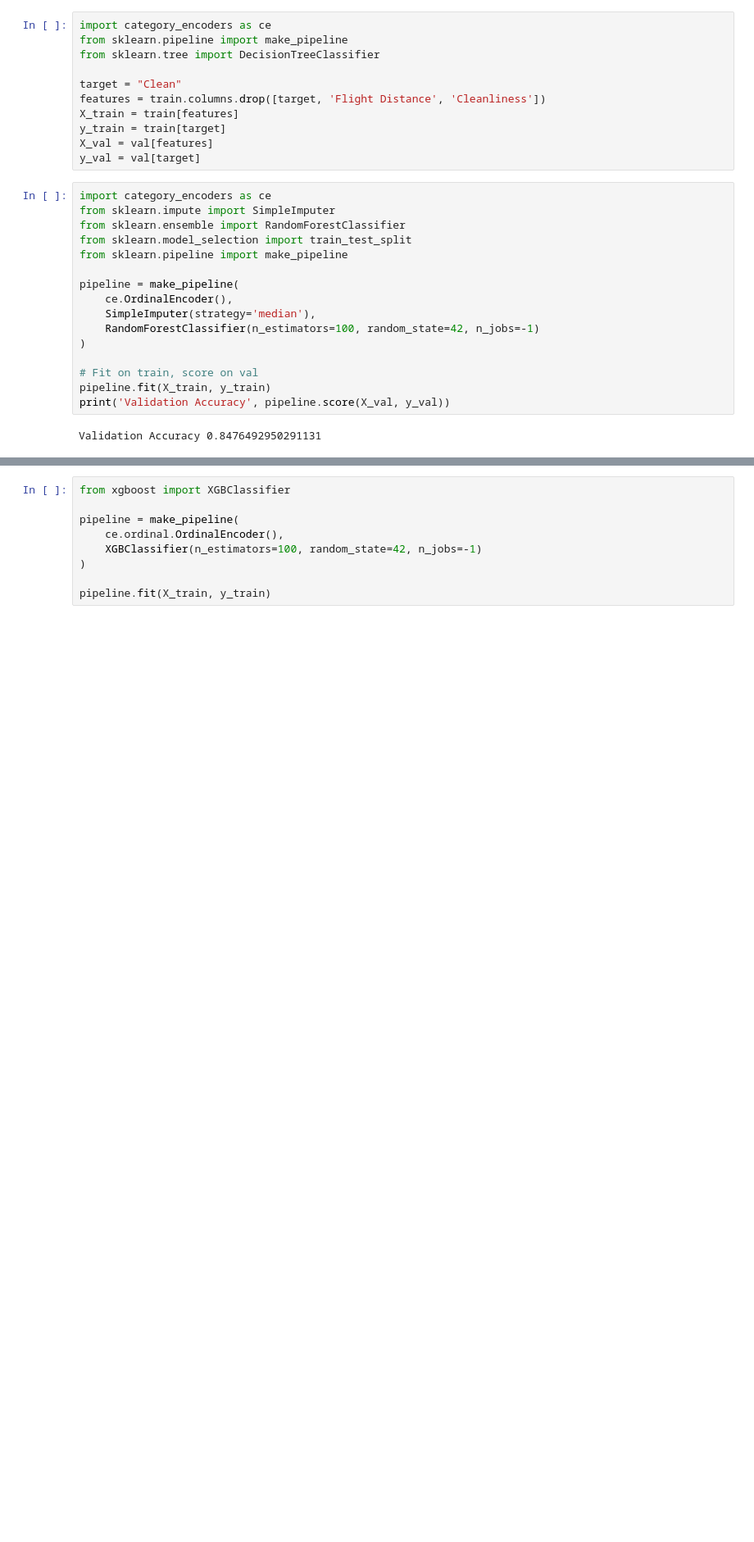
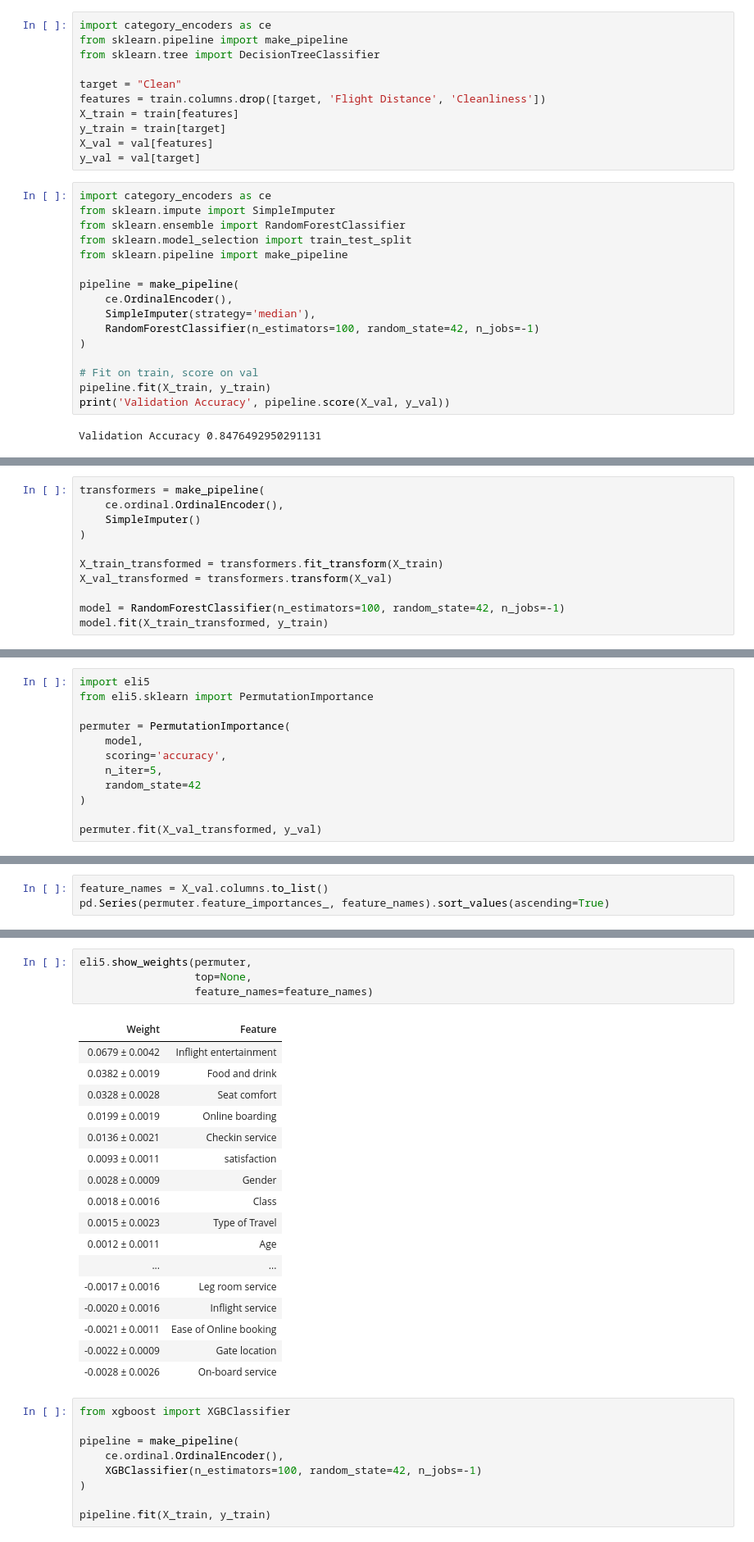
Before and after one commit to techthumb1/DS-Unit-2-Applied-Modeling, a Jupyter notebook: module3-permutation-boosting/Jason Robinson_DS_233_assignment.ipynb, the cells around one changed output, grey strips where cells are left out. Shown at 82% size. Drawn from its saved outputs; the diff is of its cells as text; blank space fills up the shorter version.

```diff
--- a/module3-permutation-boosting/Jason Robinson_DS_233_assignment.ipynb
+++ b/module3-permutation-boosting/Jason Robinson_DS_233_assignment.ipynb
@@ -131,0 +139,11 @@ importances.sort_values()[-n:].plot.barh(color='grey');
+# %%
+transformers = make_pipeline(
+    ce.ordinal.OrdinalEncoder(),
+    SimpleImputer()
+)
+
+X_train_transformed = transformers.fit_transform(X_train)
+X_val_transformed = transformers.transform(X_val)
+
+model = RandomForestClassifier(n_estimators=100, random_state=42, n_jobs=-1)
+model.fit(X_train_transformed, y_train)
@@ -131,0 +159,12 @@ importances.sort_values()[-n:].plot.barh(color='grey');
+# %%
+import eli5
+from eli5.sklearn import PermutationImportance
+
+permuter = PermutationImportance(
+    model,
+    scoring='accuracy',
+    n_iter=5,
+    random_state=42
+)
+
+permuter.fit(X_val_transformed, y_val)
@@ -131,0 +189,3 @@ importances.sort_values()[-n:].plot.barh(color='grey');
+# %%
+feature_names = X_val.columns.to_list()
+pd.Series(permuter.feature_importances_, feature_names).sort_values(ascending=True)
@@ -132,3 +218,25 @@ importances.sort_values()[-n:].plot.barh(color='grey');
+# %%
+eli5.show_weights(permuter,
+                  top=None,
+                  feature_names=feature_names)
+# %% [output]
+| Weight | Feature |
+| 0.0679 ± 0.0042 | Inflight entertainment |
+| 0.0382 ± 0.0019 | Food and drink |
+| 0.0328 ± 0.0028 | Seat comfort |
+| 0.0199 ± 0.0019 | Online boarding |
+| 0.0136 ± 0.0021 | Checkin service |
+| 0.0093 ± 0.0011 | satisfaction |
+| 0.0028 ± 0.0009 | Gender |
+| 0.0018 ± 0.0016 | Class |
+| 0.0015 ± 0.0023 | Type of Travel |
+| 0.0012 ± 0.0011 | Age |
+| ... | ... |
+| -0.0017 ± 0.0016 | Leg room service |
+| -0.0020 ± 0.0016 | Inflight service |
+| -0.0021 ± 0.0011 | Ease of Online booking |
+| -0.0022 ± 0.0009 | Gate location |
+| -0.0028 ± 0.0026 | On-board service |
 # %%
 from xgboost import XGBClassifier
 
```
Also changed, not shown: parts of 11 cells of this notebook.
